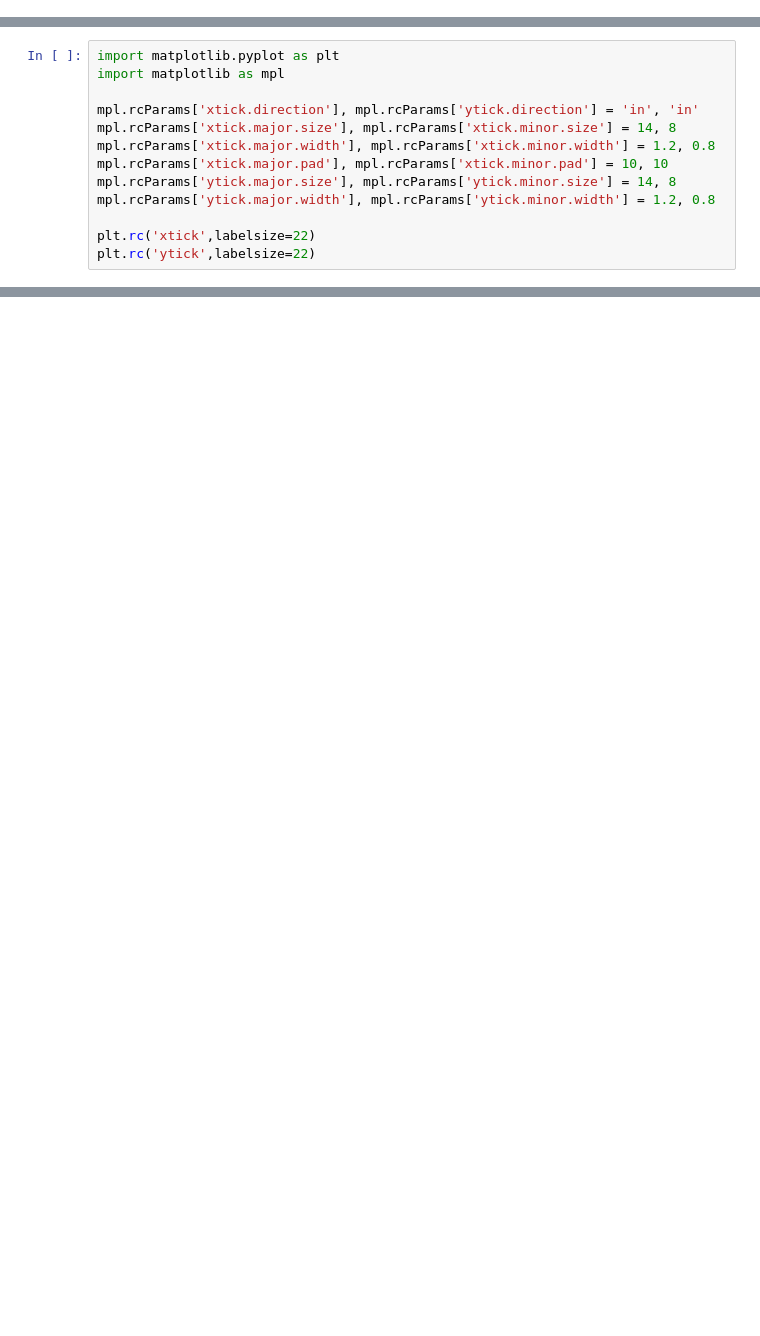
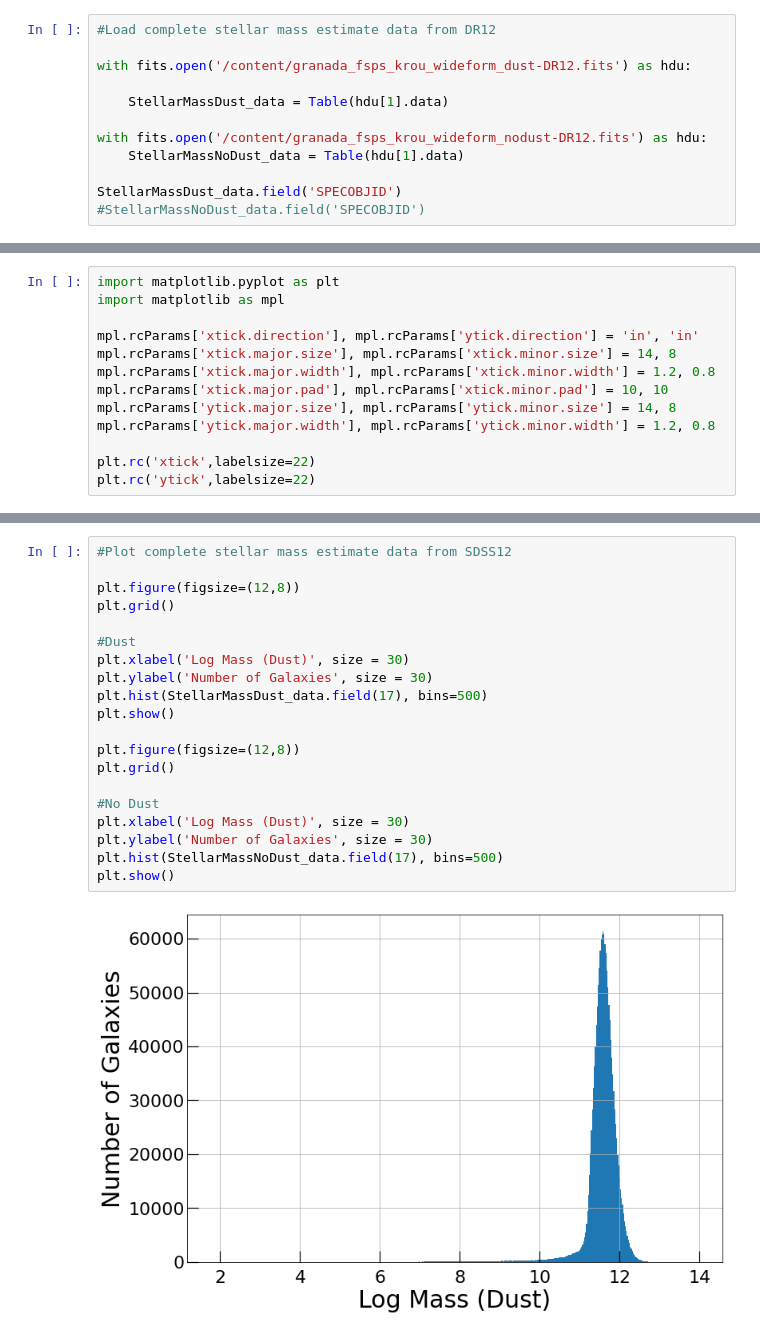
Before and after one commit to idrkhowto/Stellar-Mass-Estimates-SDSS_DR12, a Jupyter notebook: SDSS12_Stellar_Mass_Estimates.ipynb, the cells around one changed output, grey strips where cells are left out. Saved outputs shown, nothing was run; the diff lists cells and outputs as text; blank space fills up the shorter version.

```diff
--- a/SDSS12_Stellar_Mass_Estimates.ipynb
+++ b/SDSS12_Stellar_Mass_Estimates.ipynb
@@ -70,0 +83,12 @@ TypeError: ignored
+# %%
+#Load complete stellar mass estimate data from DR12
+
+with fits.open('/content/granada_fsps_krou_wideform_dust-DR12.fits') as hdu:
+
+    StellarMassDust_data = Table(hdu[1].data)
+
+with fits.open('/content/granada_fsps_krou_wideform_nodust-DR12.fits') as hdu:
+    StellarMassNoDust_data = Table(hdu[1].data)
+
+StellarMassDust_data.field('SPECOBJID')
+#StellarMassNoDust_data.field('SPECOBJID')
@@ -99,3 +161,25 @@ plt.ylabel('Stellar Mass - No Dust, dex', size = 30)
 # %% [output]
 Text(0, 0.5, 'Stellar Mass - No Dust, dex')
 [figure]
+# %%
+#Plot complete stellar mass estimate data from SDSS12
+
+plt.figure(figsize=(12,8))
+plt.grid()
+
+#Dust
+plt.xlabel('Log Mass (Dust)', size = 30)
+plt.ylabel('Number of Galaxies', size = 30)
+plt.hist(StellarMassDust_data.field(17), bins=500)
+plt.show()
+
+plt.figure(figsize=(12,8))
+plt.grid()
+
+#No Dust
+plt.xlabel('Log Mass (Dust)', size = 30)
+plt.ylabel('Number of Galaxies', size = 30)
+plt.hist(StellarMassNoDust_data.field(17), bins=500)
+plt.show()
+# %% [output]
+[figure, added]
```
Also changed, not shown: parts of 7 cells of this notebook.
